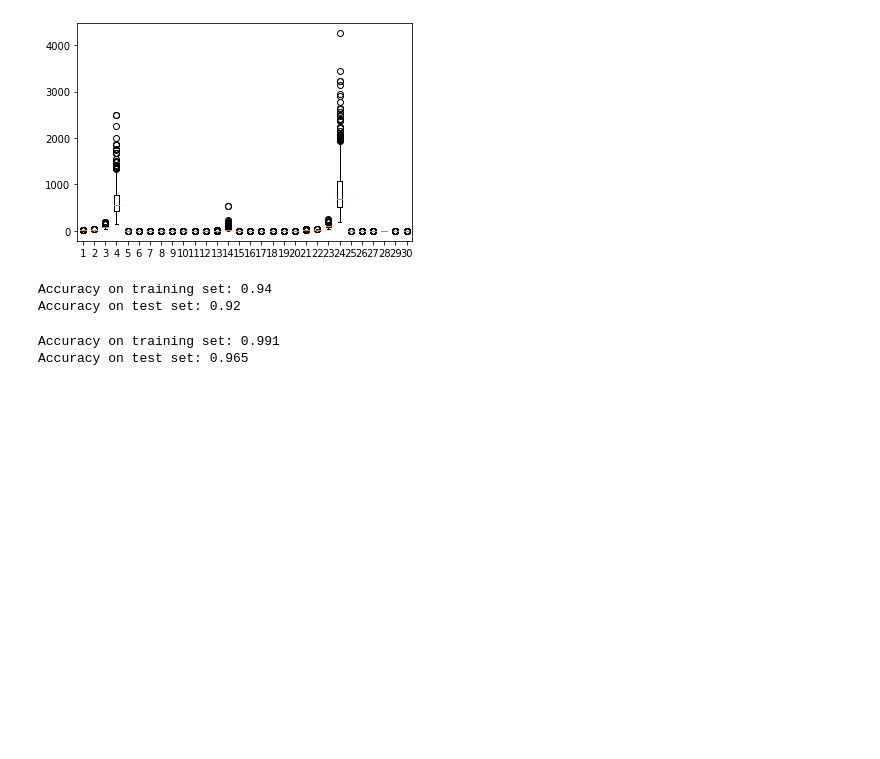
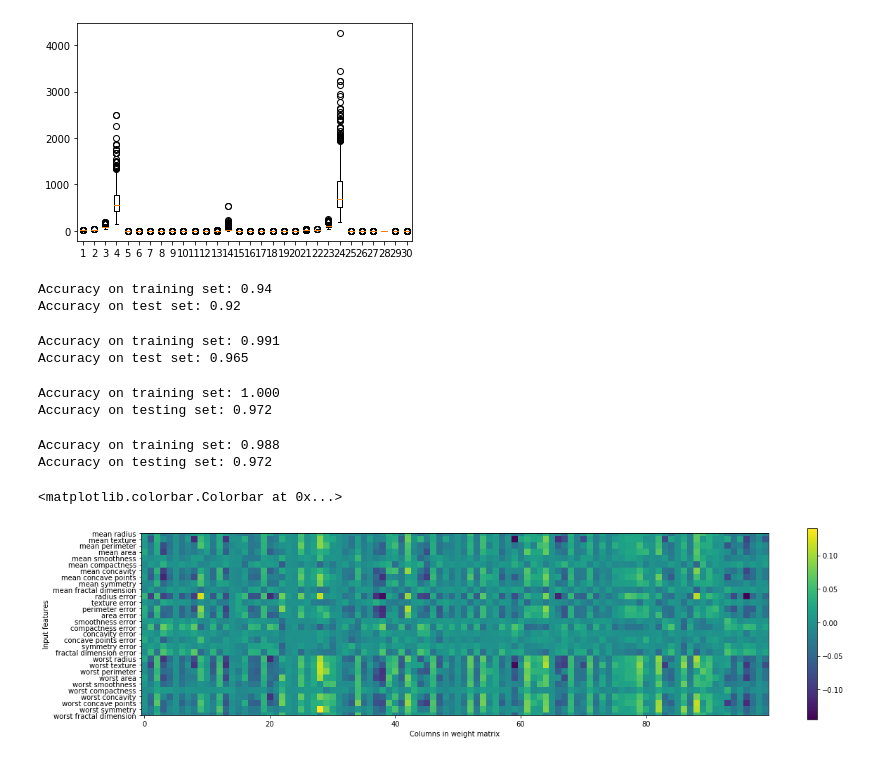
Before and after one commit to loshiko/ML-algorithms, a Jupyter notebook: ML_P2_Supervised.ipynb, the cells around one changed output. Cells and saved outputs as stored; diff of their text form; code cells hidden in the pictures; blank space fills up the shorter version.

```diff
--- a/ML_P2_Supervised.ipynb
+++ b/ML_P2_Supervised.ipynb
@@ -1108,3 +1070,44 @@ print("Accuracy on test set: {:.3f}".format(mlp.score(X_test_scaled, y_test)))
 # %% [output]
 Accuracy on training set: 0.991
 Accuracy on test set: 0.965
+# %%
+# To address the warning that max number of iteration has been
+# reached, we increase max_iter
+mlp = MLPClassifier(max_iter=1000, random_state=0)
+mlp.fit(X_train_scaled, y_train)
+
+print("Accuracy on training set: {:.3f}".format(
+        mlp.score(X_train_scaled, y_train)))
+print("Accuracy on testing set: {:.3f}".format(
+        mlp.score(X_test_scaled, y_test)))
+# Both training and testing set improved slightly with increasing
+# max_iter
+# %% [output]
+Accuracy on training set: 1.000
+Accuracy on testing set: 0.972
+# %%
+# Increase alpha score to 1
+mlp = MLPClassifier(max_iter=1000, alpha=1, random_state=0)
+mlp.fit(X_train_scaled, y_train)
+
+print("Accuracy on training set: {:.3f}".format(
+        mlp.score(X_train_scaled, y_train)))
+print("Accuracy on testing set: {:.3f}".format(
+        mlp.score(X_test_scaled, y_test)))
+# Accuracy on training set decreased. This is okay.
+# %% [output]
+Accuracy on training set: 0.988
+Accuracy on testing set: 0.972
+# %%
+# Visualize the feature weights in the breast cancer dataset
+plt.figure(figsize=(20,5))
+plt.imshow(mlp.coefs_[0], interpolation='none', cmap='viridis')
+plt.yticks(range(30), cancer.feature_names)
+plt.xlabel("Columns in weight matrix")
+plt.ylabel("Input features")
+plt.colorbar()
+# Basically uninterpretable. heat map of the first layer weights
+# in neural network
+# %% [output]
+<matplotlib.colorbar.Colorbar at 0x...>
+[figure, added]
```
Also changed, not shown: parts of 30 cells of this notebook, 7 other files.
